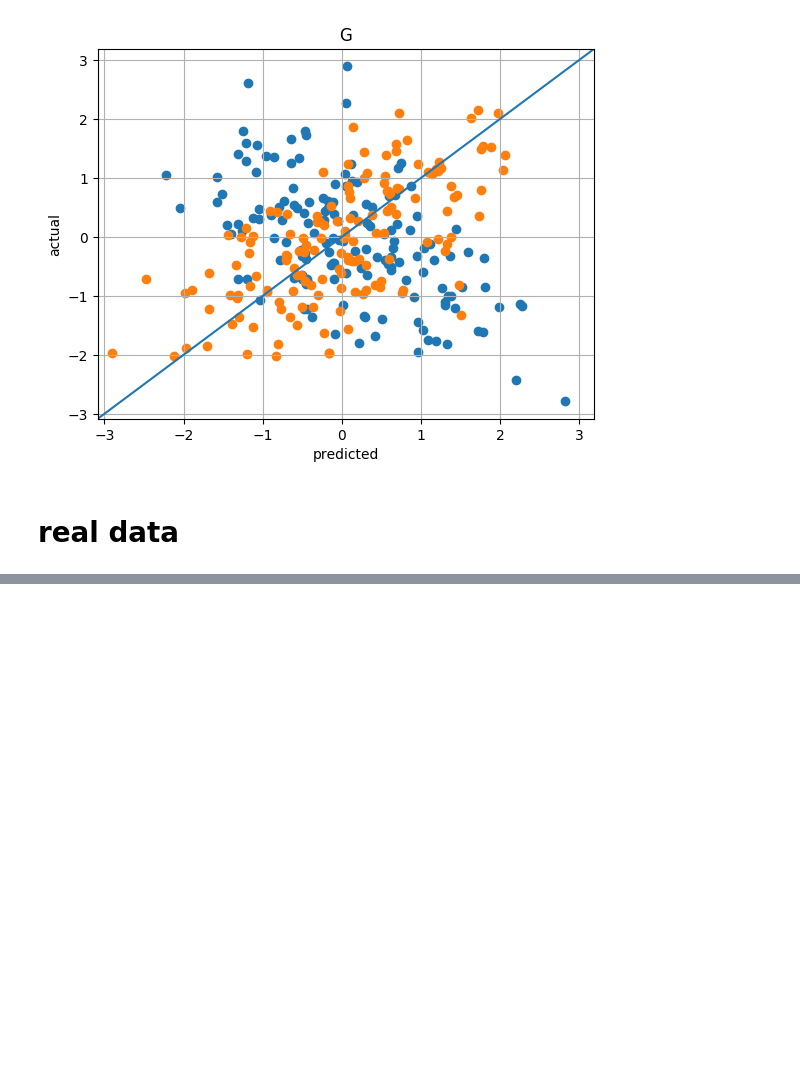
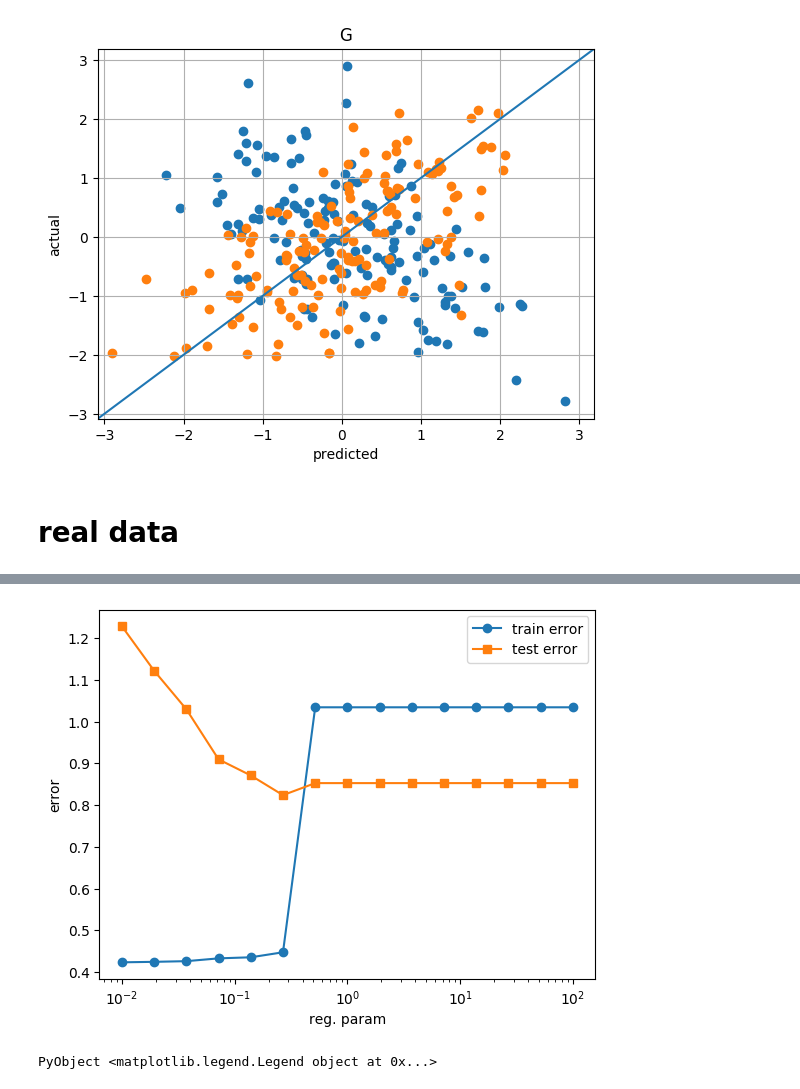
Before and after one commit to SimonEnsemble/material_recommendation_system, a Jupyter notebook: julia_code/test ALS.ipynb, the cells around one changed output, grey strips where cells are left out. Drawn from its saved outputs; the diff is of its cells as text; code cells hidden in the pictures; blank space fills up the shorter version.

```diff
--- a/julia_code/test ALS.ipynb
+++ b/julia_code/test ALS.ipynb
@@ -187,0 +274,11 @@ log_H = log10.(H);
+# %%
+r = QuadReg(1.0)
+k = 1
+
+glrm = GLRM(log_H, QuadLoss(), r, r, k, obs=observations(log_H))
+
+params = Params(1.0, max_iter=150, abs_tol=0.00001, min_stepsize=0.01)
+
+train_error, test_error, train_time, reg_params =
+    regularization_path(glrm, params=params, reg_params=exp10.(range(2,stop=-2,length=15)),
+    holdout_proportion=0.35)
@@ -187,0 +304,11 @@ log_H = log10.(H);
+# %%
+figure()
+plot(reg_params, train_error, marker="o", label="train error")
+plot(reg_params, test_error, marker="s", label="test error")
+xlabel("reg. param")
+ylabel("error")
+xscale("log")
+legend()
+# %% [output]
+[figure, added]
+PyObject <matplotlib.legend.Legend object at 0x...>
```
Also changed, not shown: parts of 16 cells of this notebook.
